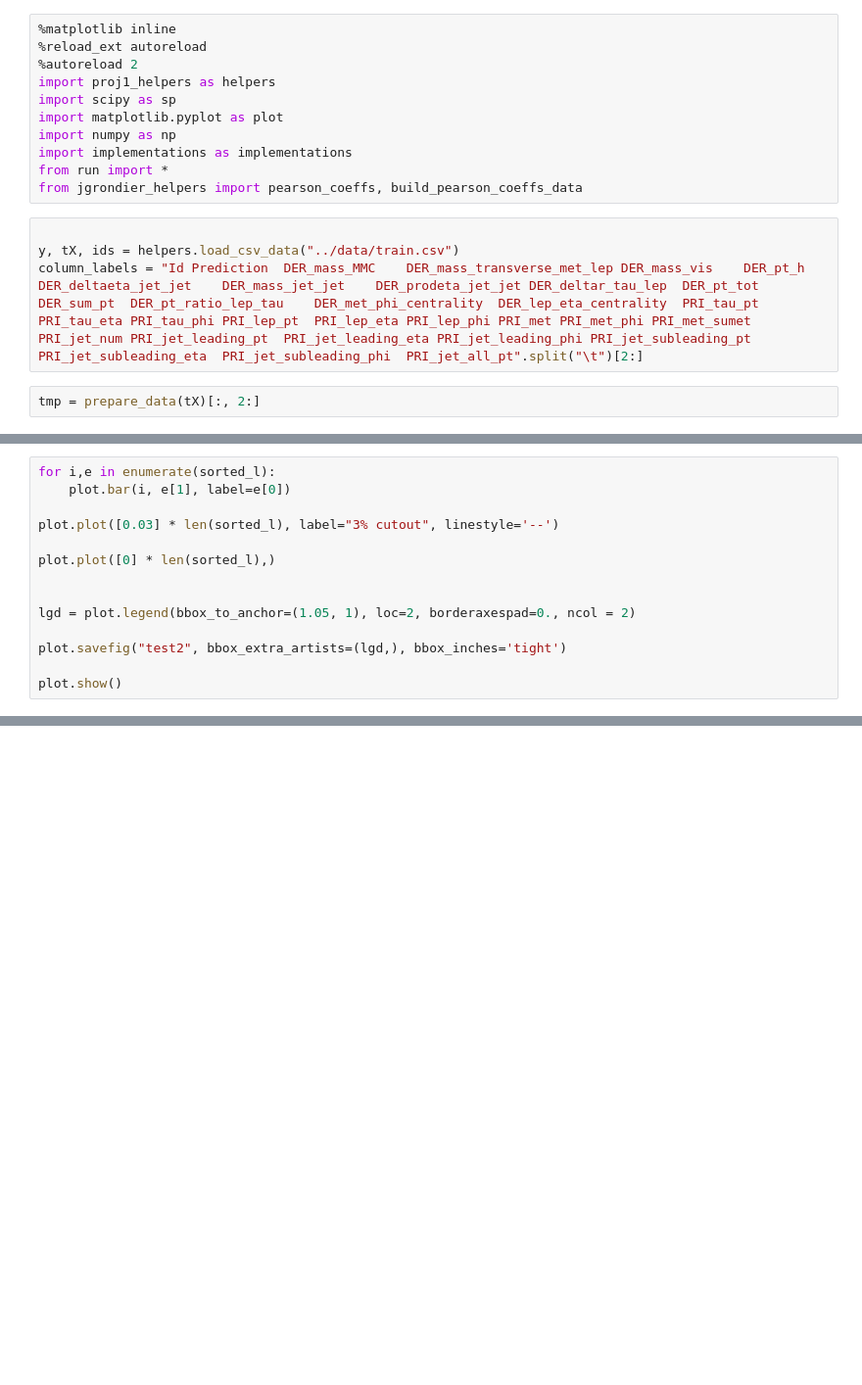
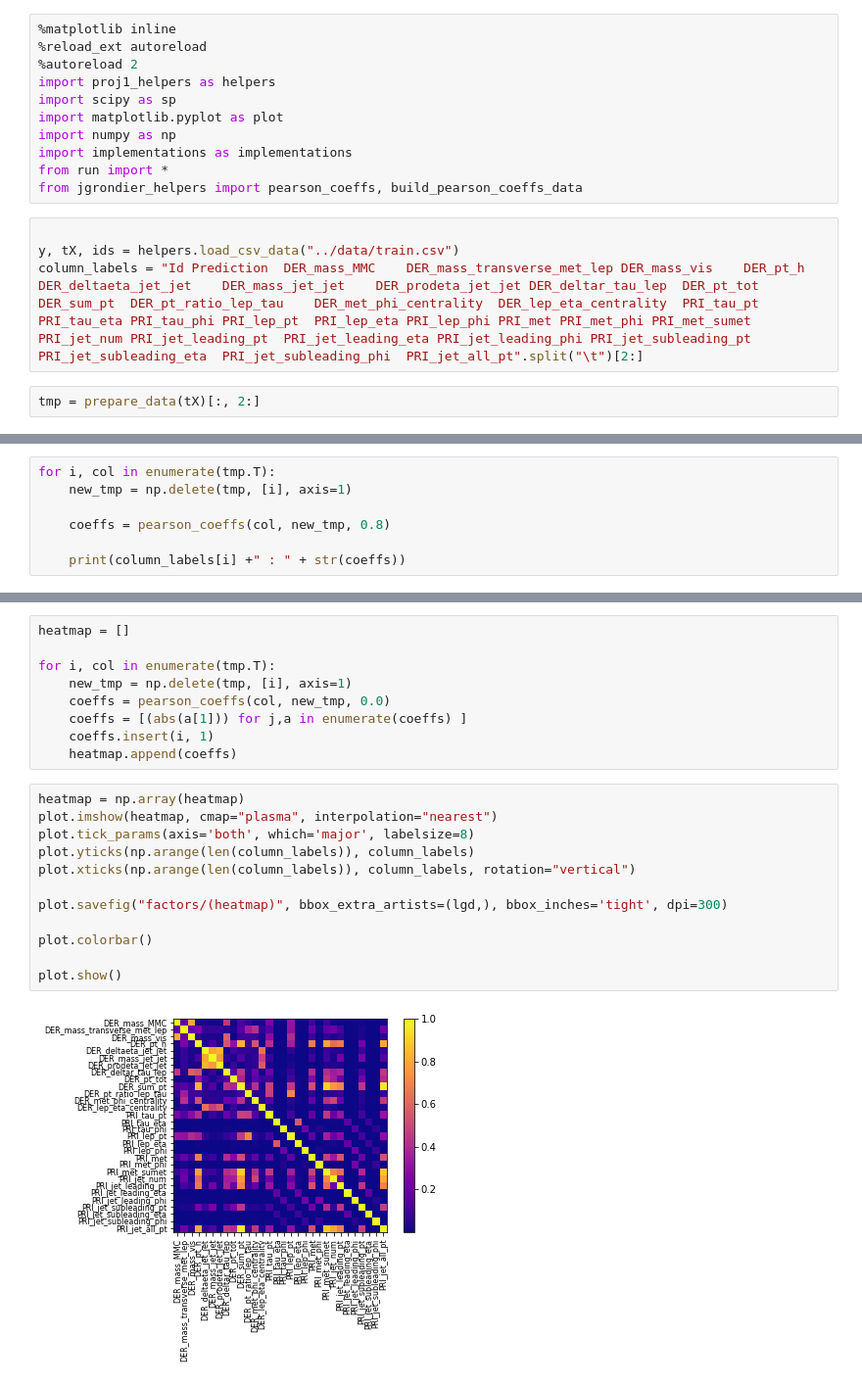
Before and after one commit to jgrondier/ML_course, a Jupyter notebook: projects/project1/scripts/jgrondier.ipynb, the cells around one changed output, grey strips where cells are left out. Shown at 98% size. Saved outputs shown, nothing was run; the diff lists cells and outputs as text; blank space fills up the shorter version.

```diff
--- a/projects/project1/scripts/jgrondier.ipynb
+++ b/projects/project1/scripts/jgrondier.ipynb
@@ -79,14 +110,0 @@ plot.show()
-# %%
-for i,e in enumerate(sorted_l):
-    plot.bar(i, e[1], label=e[0])
-
-plot.plot([0.03] * len(sorted_l), label="3% cutout", linestyle='--')
-
-plot.plot([0] * len(sorted_l),)
-
-
-lgd = plot.legend(bbox_to_anchor=(1.05, 1), loc=2, borderaxespad=0., ncol = 2)
-
-plot.savefig("test2", bbox_extra_artists=(lgd,), bbox_inches='tight')
-
-plot.show()
@@ -94,0 +111,7 @@ plot.show()
+# %%
+for i, col in enumerate(tmp.T):
+    new_tmp = np.delete(tmp, [i], axis=1)
+
+    coeffs = pearson_coeffs(col, new_tmp, 0.8)
+
+    print(column_labels[i] +" : " + str(coeffs))
@@ -94,0 +136,23 @@ plot.show()
+# %%
+heatmap = []
+
+for i, col in enumerate(tmp.T):
+    new_tmp = np.delete(tmp, [i], axis=1)
+    coeffs = pearson_coeffs(col, new_tmp, 0.0)
+    coeffs = [(abs(a[1])) for j,a in enumerate(coeffs) ]
+    coeffs.insert(i, 1)
+    heatmap.append(coeffs)
+# %%
+heatmap = np.array(heatmap)
+plot.imshow(heatmap, cmap="plasma", interpolation="nearest")
+plot.tick_params(axis='both', which='major', labelsize=8)
+plot.yticks(np.arange(len(column_labels)), column_labels)
+plot.xticks(np.arange(len(column_labels)), column_labels, rotation="vertical")
+
+plot.savefig("factors/(heatmap)", bbox_extra_artists=(lgd,), bbox_inches='tight', dpi=300)
+
+plot.colorbar()
+
+plot.show()
+# %% [output]
+[figure, added]
```
Also changed, not shown: parts of 11 cells of this notebook, 3 other files.
